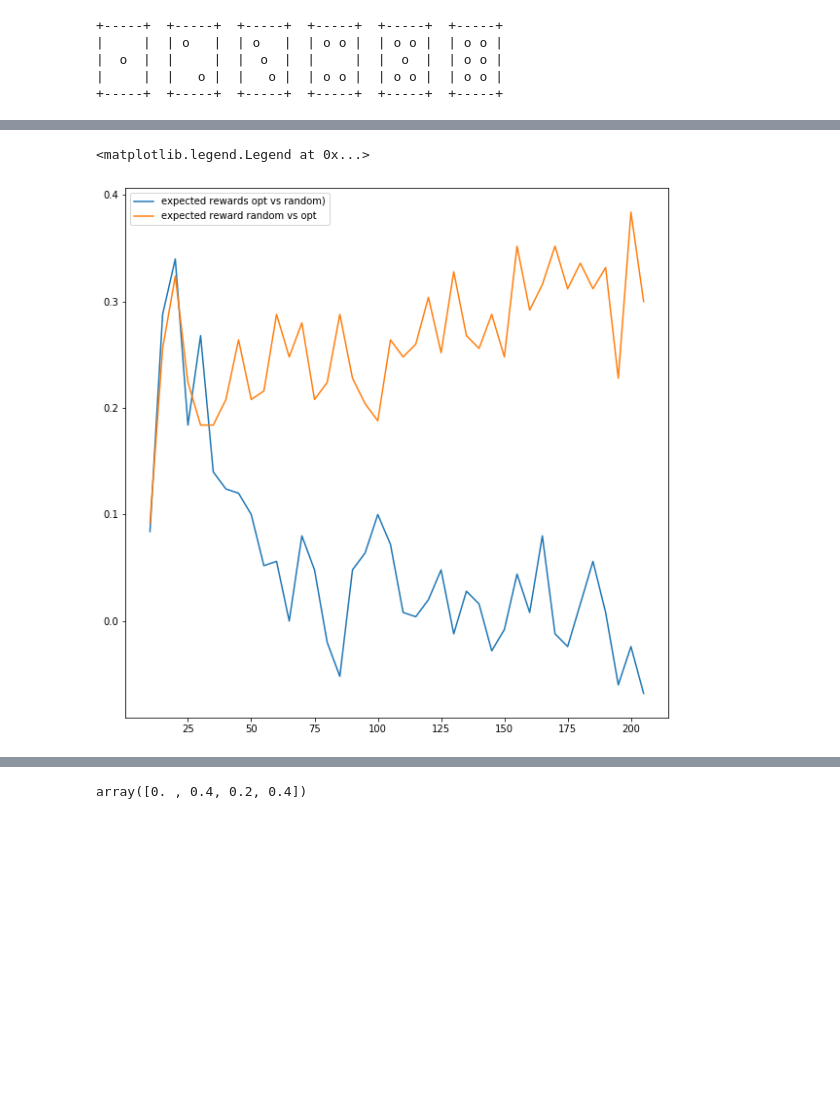
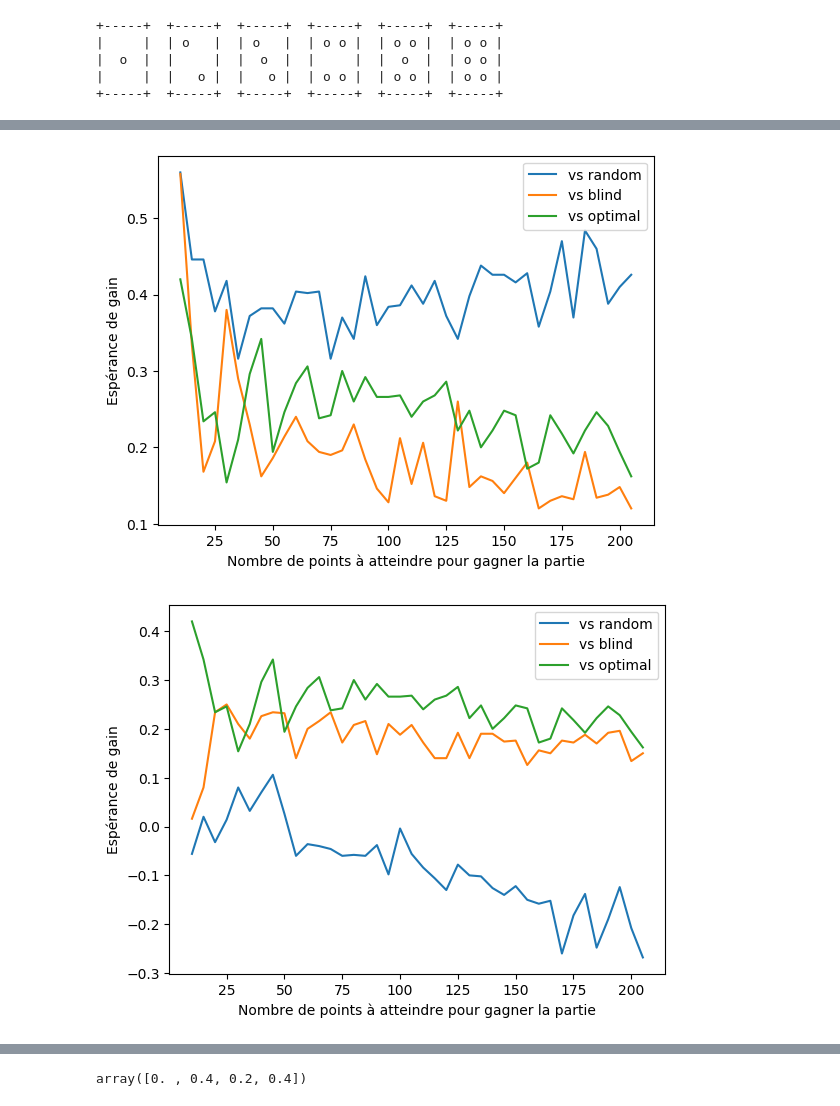
Before and after one commit to hanouticelina/dice-battle, a Jupyter notebook: code/tests.ipynb, the cells around one changed output, grey strips where cells are left out. Cells and saved outputs as stored; diff of their text form; code cells hidden in the pictures; blank space fills up the shorter version.

```diff
--- a/code/tests.ipynb
+++ b/code/tests.ipynb
@@ -59,11 +63,9 @@ plt.legend()
+# %%
+N = np.arange(0,200,5)+10
+D = 10
+P = dice.probabilities(D)
+N1_b, r1_b = dice.expected_rewards(dice.optimal_strategy,dice.blind_strategy,1000,N,D,P)
+_, r2_b = dice.expected_rewards(dice.blind_strategy,dice.optimal_strategy,1000,N,D,P)
 # %%
-N1, r1 = dice.expected_rewards(dice.optimal_strategy,dice.random_strategy,500,N,D,P)
-_, r2 = dice.expected_rewards(dice.random_strategy,dice.optimal_strategy,500,N,D,P)
+N1, r1 = dice.expected_rewards(dice.optimal_strategy,dice.random_strategy,1000,N,D,P)
+_, r2 = dice.expected_rewards(dice.random_strategy,dice.optimal_strategy,1000,N,D,P)
-# %%
-plt.figure(figsize=(10,10))
-plt.plot(N1, r1, label='expected rewards opt vs random)')
-plt.plot(N1,r2, label='expected reward random vs opt')
-plt.legend()
-# %% [output]
-<matplotlib.legend.Legend at 0x...>
-[figure, removed]
@@ -69,0 +75,31 @@ plt.legend()
+# %%
+N = np.arange(0,200,5)+10
+D = 10
+P = dice.probabilities(D)
+N1_c, r1_c = dice.expected_rewards(dice.optimal_strategy,dice.optimal_strategy,1000,N,D,P)
+# %%
+# lorsqu'il entame la partie et D fixé à 10
+plt.rcdefaults()
+fig, ax = plt.subplots()
+ax.plot(N1, r1, label='vs random')
+ax.plot(N1_b,r1_b, label='vs blind')
+ax.plot(N1_c,r1_c, label='vs optimal')
+ax.set_xlabel('Nombre de points à atteindre pour gagner la partie')
+ax.set_ylabel('Espérance de gain')
+plt.legend()
+fig.savefig('expected_rewards_opt_1.jpg')
+# %% [output]
+[figure, added]
+# %%
+# lorsqu'il n'entame pas la partie et D fixé a 10
+plt.rcdefaults()
+fig, ax = plt.subplots()
+ax.plot(N1, r2_a, label='vs random')
+ax.plot(N1_b,r2_b, label='vs blind')
+ax.plot(N1_c,r1_c, label='vs optimal')
+ax.set_xlabel('Nombre de points à atteindre pour gagner la partie')
+ax.set_ylabel('Espérance de gain')
+plt.legend()
+fig.savefig('expected_rewards_opt_2.jpg')
+# %% [output]
+[figure, added]
```
Also changed, not shown: parts of 14 cells of this notebook, 5 other files.
